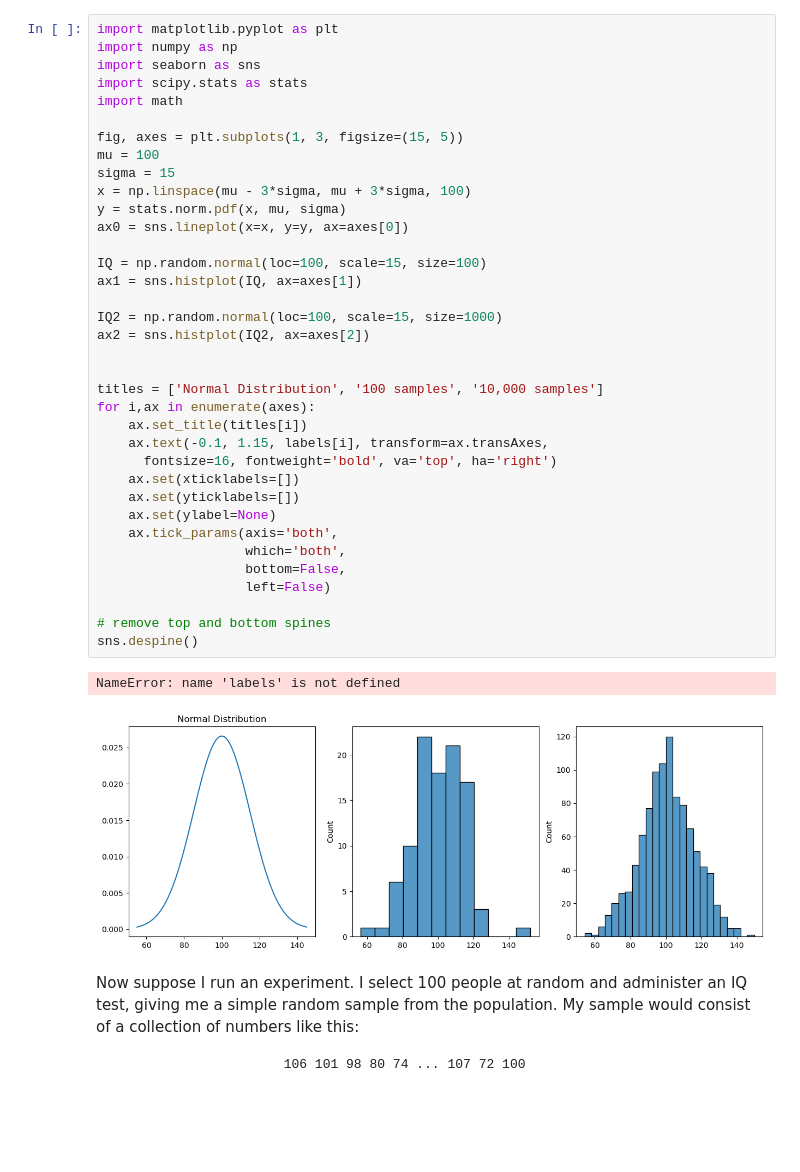
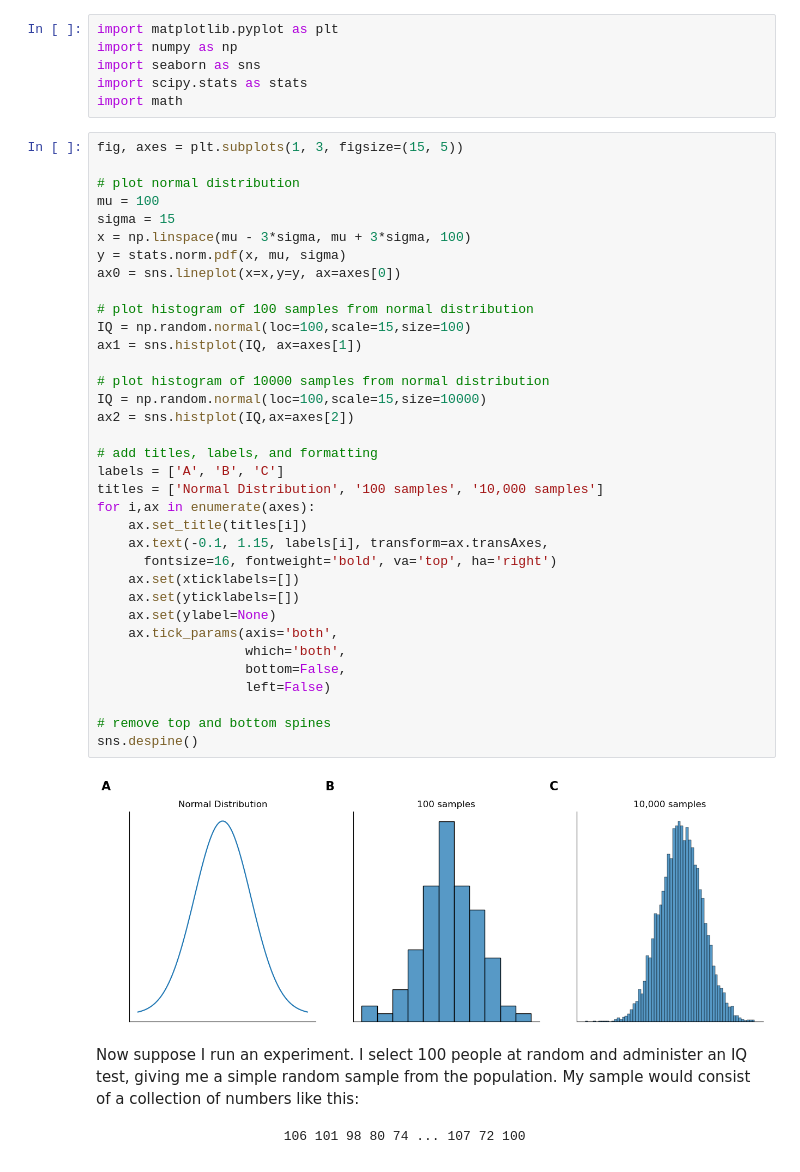
Before and after one commit to keithmmc/data_fundamentals, a Jupyter notebook: estimations.ipynb, the cells around one changed output. Cells and saved outputs as stored; diff of their text form; blank space fills up the shorter version.

```diff
--- a/estimations.ipynb
+++ b/estimations.ipynb
@@ -1,42 +1,46 @@
+# %%
+import matplotlib.pyplot as plt
+import numpy as np
+import seaborn as sns
+import scipy.stats as stats
+import math
 # %%
-import matplotlib.pyplot as plt
-import numpy as np
-import seaborn as sns
-import scipy.stats as stats
-import math
+fig, axes = plt.subplots(1, 3, figsize=(15, 5))
 
-fig, axes = plt.subplots(1, 3, figsize=(15, 5))
+# plot normal distribution
 mu = 100
 sigma = 15
 x = np.linspace(mu - 3*sigma, mu + 3*sigma, 100)
 y = stats.norm.pdf(x, mu, sigma)
-ax0 = sns.lineplot(x=x, y=y, ax=axes[0])
+ax0 = sns.lineplot(x=x,y=y, ax=axes[0])
 
-IQ = np.random.normal(loc=100, scale=15, size=100)
+# plot histogram of 100 samples from normal distribution
+IQ = np.random.normal(loc=100,scale=15,size=100)
 ax1 = sns.histplot(IQ, ax=axes[1])
 
-IQ2 = np.random.normal(loc=100, scale=15, size=1000)
-ax2 = sns.histplot(IQ2, ax=axes[2])
+# plot histogram of 10000 samples from normal distribution
+IQ = np.random.normal(loc=100,scale=15,size=10000)
+ax2 = sns.histplot(IQ,ax=axes[2])
 
-
+# add titles, labels, and formatting
+labels = ['A', 'B', 'C']
 titles = ['Normal Distribution', '100 samples', '10,000 samples']
 for i,ax in enumerate(axes):
     ax.set_title(titles[i])
     ax.text(-0.1, 1.15, labels[i], transform=ax.transAxes,
       fontsize=16, fontweight='bold', va='top', ha='right')
     ax.set(xticklabels=[])
     ax.set(yticklabels=[])
     ax.set(ylabel=None)
     ax.tick_params(axis='both',
                    which='both',
                    bottom=False,
                    left=False)
 
 # remove top and bottom spines
 sns.despine()
 # %% [output]
-NameError: name 'labels' is not defined
-[figure, old version]
+[figure, new version]
 # %% [markdown]
 Now suppose I run an experiment. I select 100 people at random and administer an IQ test, giving me a simple random sample from the population. My sample would consist of a collection of numbers like this:
 
```
Also changed, not shown: parts of 21 cells of this notebook.
